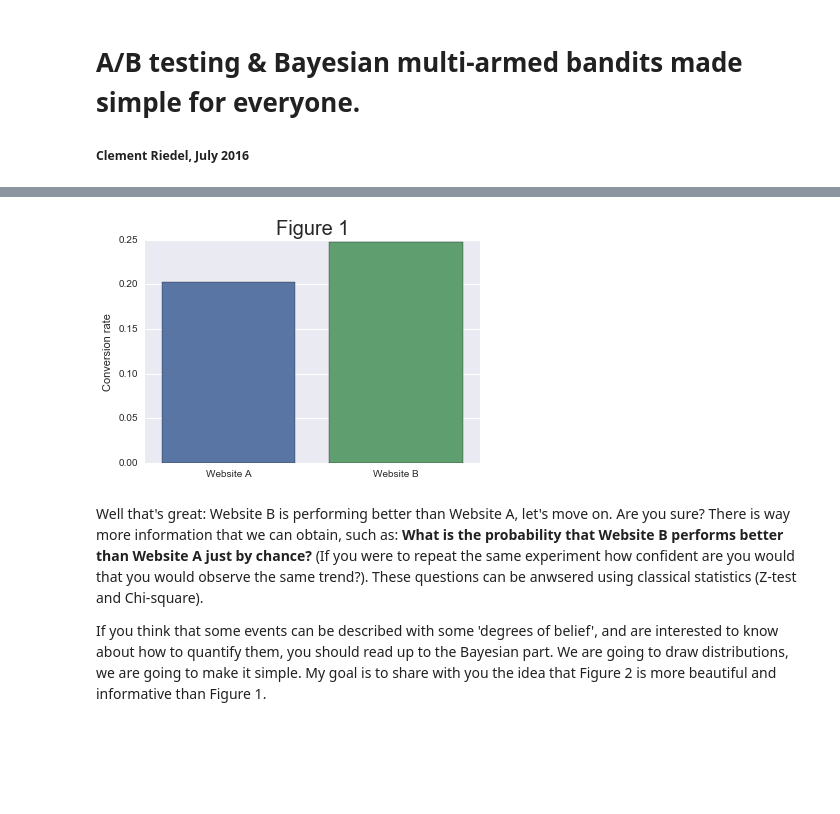
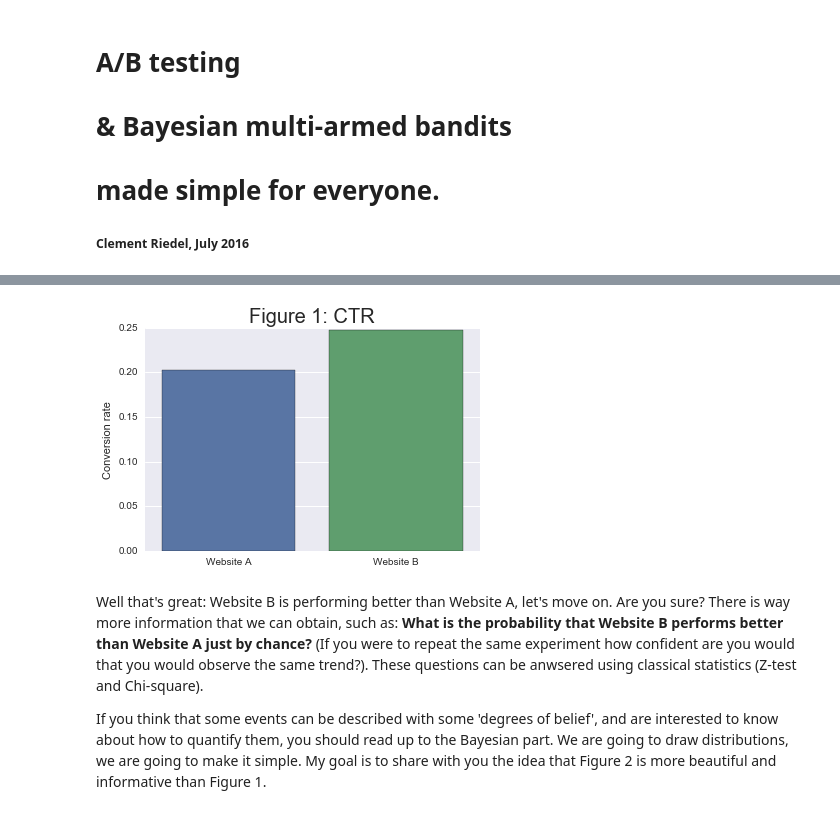
Before and after one commit to clemriedel/Web_ds4all, a Jupyter notebook: AB_testing/AB_testing.ipynb, the cells around one changed output, grey strips where cells are left out. Drawn from its saved outputs; the diff is of its cells as text; code cells hidden in the pictures; blank space fills up the shorter version.

```diff
--- a/AB_testing/AB_testing.ipynb
+++ b/AB_testing/AB_testing.ipynb
@@ -1,5 +1,7 @@
 # %% [markdown]
-# A/B testing & Bayesian multi-armed bandits made simple for everyone.
+# A/B testing
+# & Bayesian multi-armed bandits
+# made simple for everyone.
 
 ##### Clement Riedel, July 2016
 # %% [markdown]
@@ -15,29 +17,30 @@ Let's design a very simple experiment. You are going to split the next 1000 user
 # %%
 # Website A (Blue):
 views_A = 503
 regs_A = 102
 
 # Website B (Green):
 views_B = 501
 regs_B = 124
 
 # Total number of views and registrations on both sites
 total = views_A + views_B + regs_A + regs_B
 
 #not_conv: Number of users who have not converted from view to registration.
 not_conv_A = views_A - regs_A
 not_conv_B = views_B - regs_B
 
 #Plot of the conversion rate (percent of users that do register after viewing the site)
 import seaborn as sns
 
 %matplotlib inline
+import matplotlib.pyplot as plt
 x = ['Website A', 'Website B']
 ax = sns.barplot(x, [regs_A/float(views_A), regs_B/float(views_B)])
-ax.set_title('Figure 1', fontsize=20)
+ax.set_title('Figure 1: CTR', fontsize=20)
 sns.axlabel('', 'Conversion rate')
 # %% [output]
-[figure, old version]
+[figure, new version]
 # %% [markdown]
 Well that's great: Website B is performing better than Website A, let's move on. Are you sure? There is way more information that we can obtain, such as: **What is the probability that Website B performs better than Website A just by chance?** (If you were to repeat the same experiment how confident are you would that you would observe the same trend?). These questions can be anwsered using classical statistics (Z-test and Chi-square).
 
```
Also changed, not shown: parts of 11 cells of this notebook.
